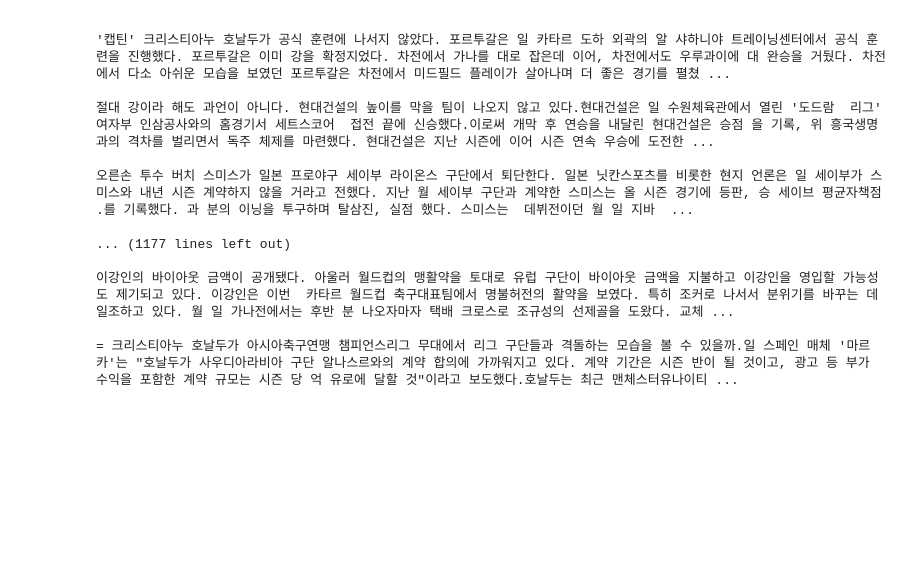
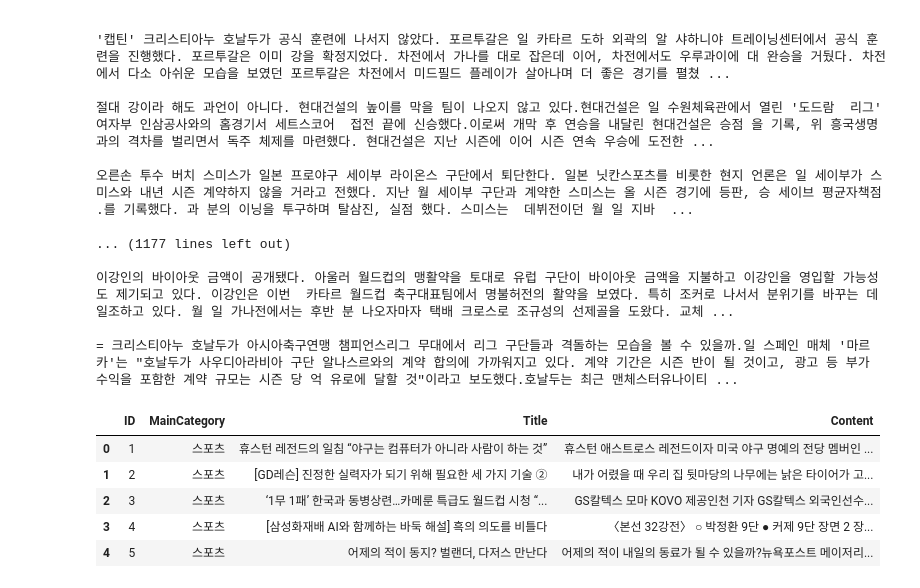
Before and after one commit to sesac-finance/NEWS_TEAM_3, a Jupyter notebook: preprocessor/daum_preprocessing.ipynb, the cells around one changed output. Drawn from its saved outputs; the diff is of its cells as text; code cells hidden in the pictures; blank space fills up the shorter version.

```diff
--- a/preprocessor/daum_preprocessing.ipynb
+++ b/preprocessor/daum_preprocessing.ipynb
@@ -58,0 +83,11 @@ for news_body in news['Content']:
+# %%
+sql = "SELECT ID, MainCategory, Title, Content FROM tb_news"
+df = pd.read_sql(sql, connection)
+df.head()
+# %% [output]
+|  | ID | MainCategory | Title | Content |
+| 0 | 1 | 스포츠 | 휴스턴 레전드의 일침 “야구는 컴퓨터가 아니라 사람이 하는 것” | 휴스턴 애스트로스 레전드이자 미국 야구 명예의 전당 멤버인 ... |
+| 1 | 2 | 스포츠 | [GD레슨] 진정한 실력자가 되기 위해 필요한 세 가지 기술 ② | 내가 어렸을 때 우리 집 뒷마당의 나무에는 낡은 타이어가 고... |
+| 2 | 3 | 스포츠 | ‘1무 1패’ 한국과 동병상련…카메룬 특급도 월드컵 시청 “... | GS칼텍스 모마 KOVO 제공인천 기자 GS칼텍스 외국인선수... |
+| 3 | 4 | 스포츠 | [삼성화재배 AI와 함께하는 바둑 해설] 흑의 의도를 비틀다 | 〈본선 32강전〉 ○ 박정환 9단 ● 커제 9단 장면 2 장... |
+| 4 | 5 | 스포츠 | 어제의 적이 동지? 벌랜더, 다저스 만난다 | 어제의 적이 내일의 동료가 될 수 있을까?뉴욕포스트 메이저리... |
```
Also changed, not shown: parts of 12 cells of this notebook, 20 other files.
